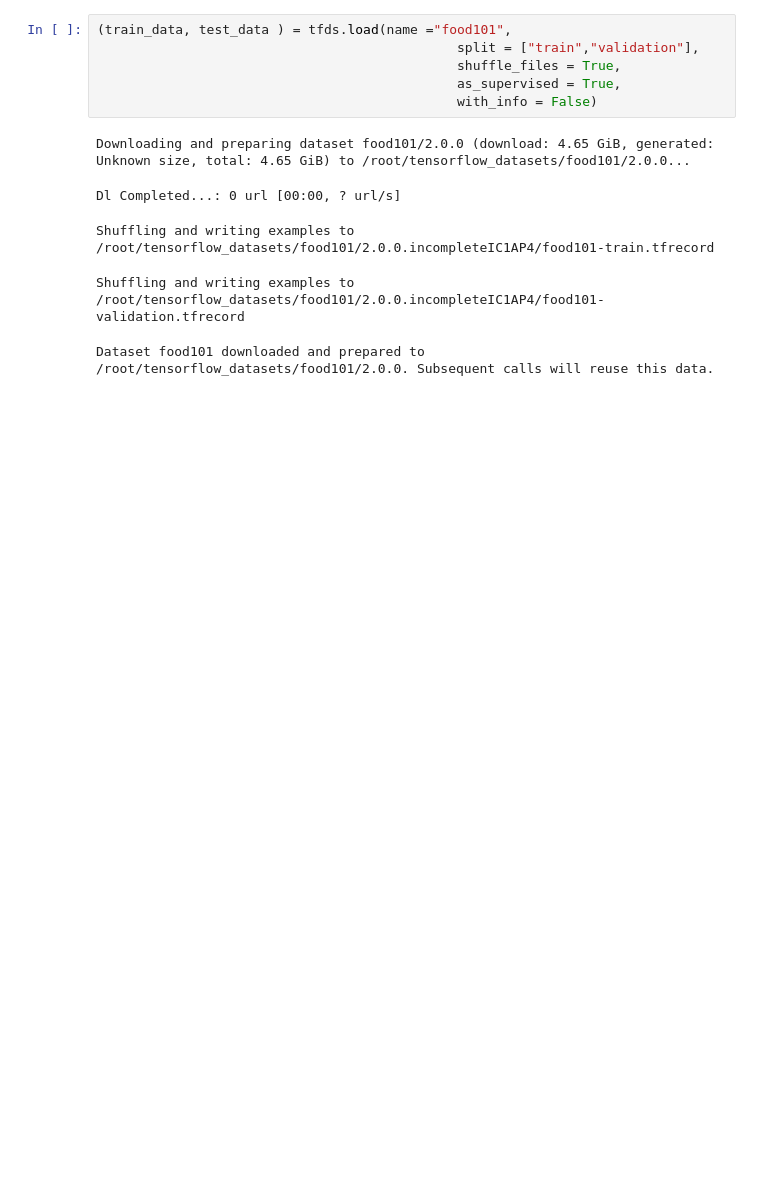
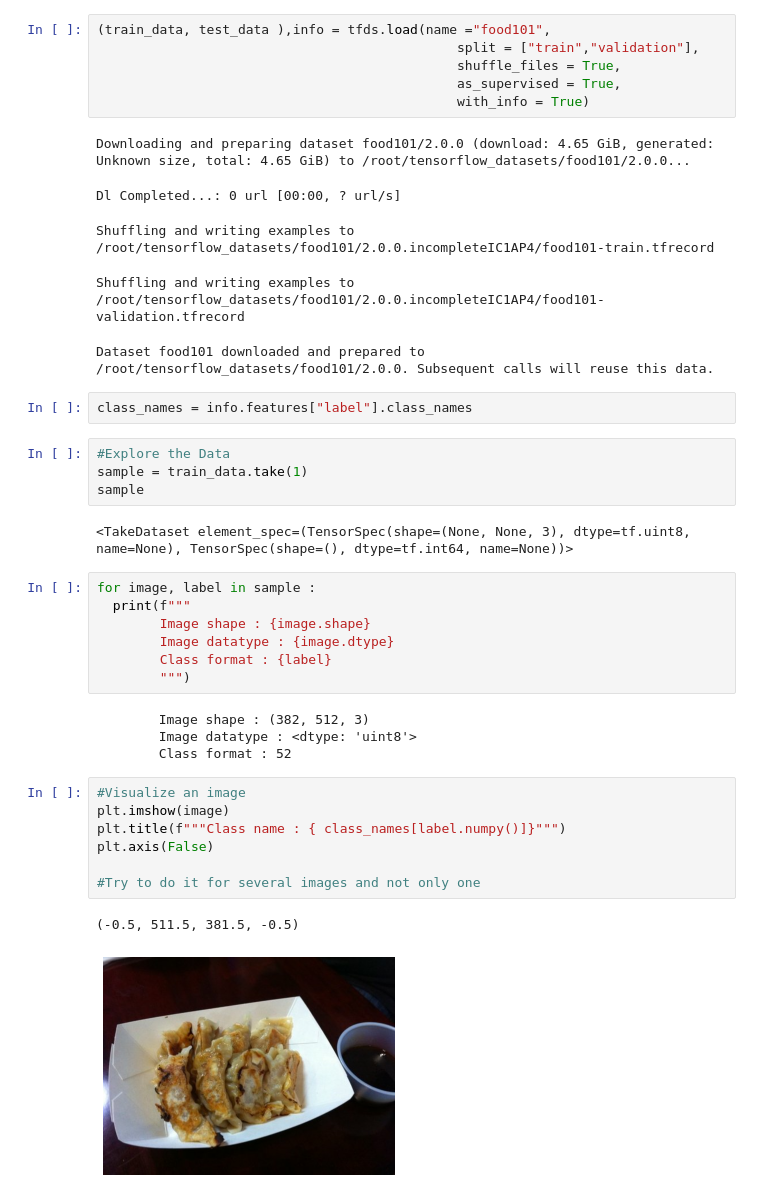
Before and after one commit to HugoGabrielidis16/Food101, a Jupyter notebook: Food101.ipynb, the cells around one changed output. Saved outputs shown, nothing was run; the diff lists cells and outputs as text; blank space fills up the shorter version.

```diff
--- a/Food101.ipynb
+++ b/Food101.ipynb
@@ -25,14 +50,43 @@ helper_functions.py 100%[===================>]  10.01K  --.-KB/s    in 0s
 # %%
 from helper_functions import *
 # %%
-(train_data, test_data ) = tfds.load(name ="food101",
+(train_data, test_data ),info = tfds.load(name ="food101",
                                               split = ["train","validation"],
                                               shuffle_files = True,
                                               as_supervised = True,
-                                              with_info = False)
+                                              with_info = True)
 # %% [output]
 Downloading and preparing dataset food101/2.0.0 (download: 4.65 GiB, generated: Unknown size, total: 4.65 GiB) to /root/tensorflow_datasets/food101/2.0.0...
 Dl Completed...: 0 url [00:00, ? url/s]
 Shuffling and writing examples to /root/tensorflow_datasets/food101/2.0.0.incompleteIC1AP4/food101-train.tfrecord
 Shuffling and writing examples to /root/tensorflow_datasets/food101/2.0.0.incompleteIC1AP4/food101-validation.tfrecord
 Dataset food101 downloaded and prepared to /root/tensorflow_datasets/food101/2.0.0. Subsequent calls will reuse this data.
+# %%
+class_names = info.features["label"].class_names
+# %%
+#Explore the Data
+sample = train_data.take(1)
+sample
+# %% [output]
+<TakeDataset element_spec=(TensorSpec(shape=(None, None, 3), dtype=tf.uint8, name=None), TensorSpec(shape=(), dtype=tf.int64, name=None))>
+# %%
+for image, label in sample :
+  print(f"""
+        Image shape : {image.shape}
+        Image datatype : {image.dtype}
+        Class format : {label}
+        """)
+# %% [output]
+        Image shape : (382, 512, 3)
+        Image datatype : <dtype: 'uint8'>
+        Class format : 52
+# %%
+#Visualize an image
+plt.imshow(image)
+plt.title(f"""Class name : { class_names[label.numpy()]}""")
+plt.axis(False)
+
+#Try to do it for several images and not only one
+# %% [output]
+(-0.5, 511.5, 381.5, -0.5)
+[figure, added]
```
Also changed, not shown: parts of 11 cells of this notebook.
